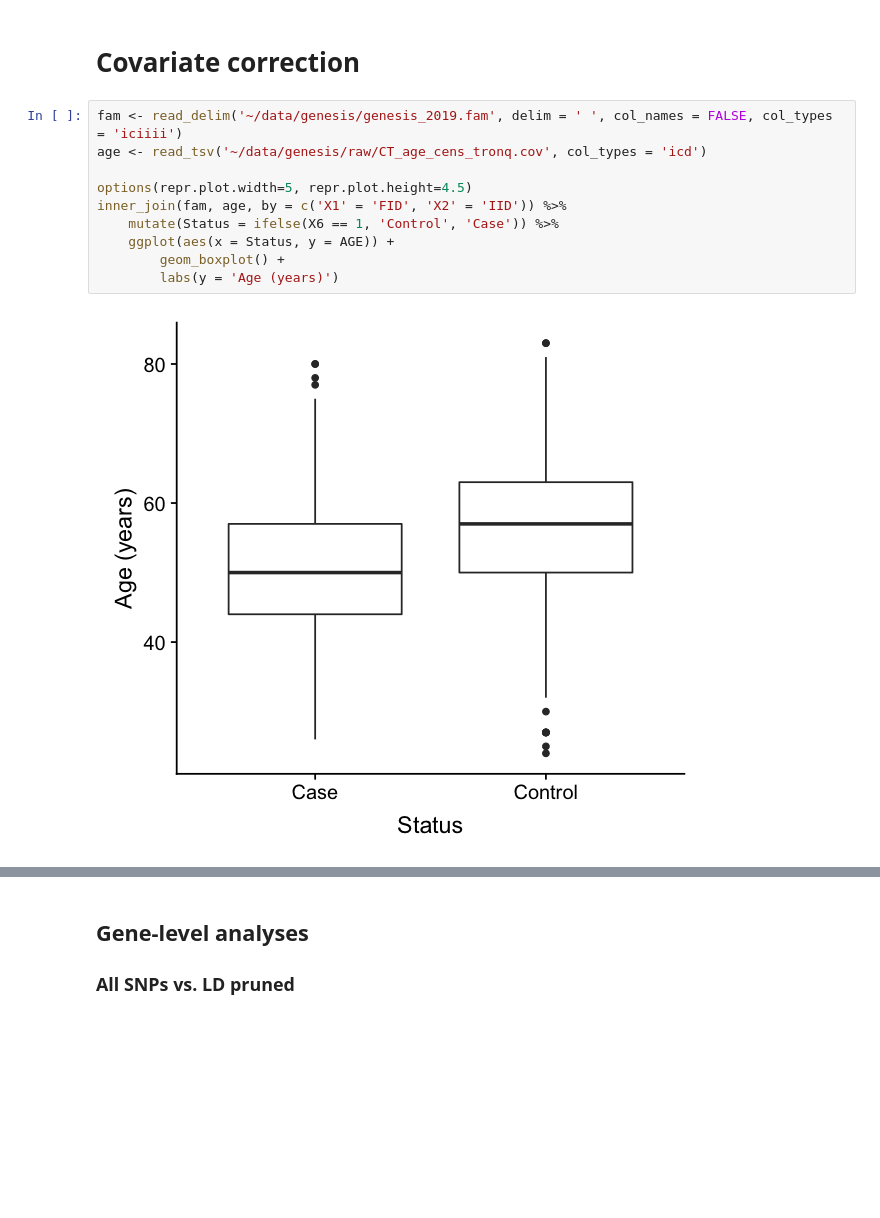
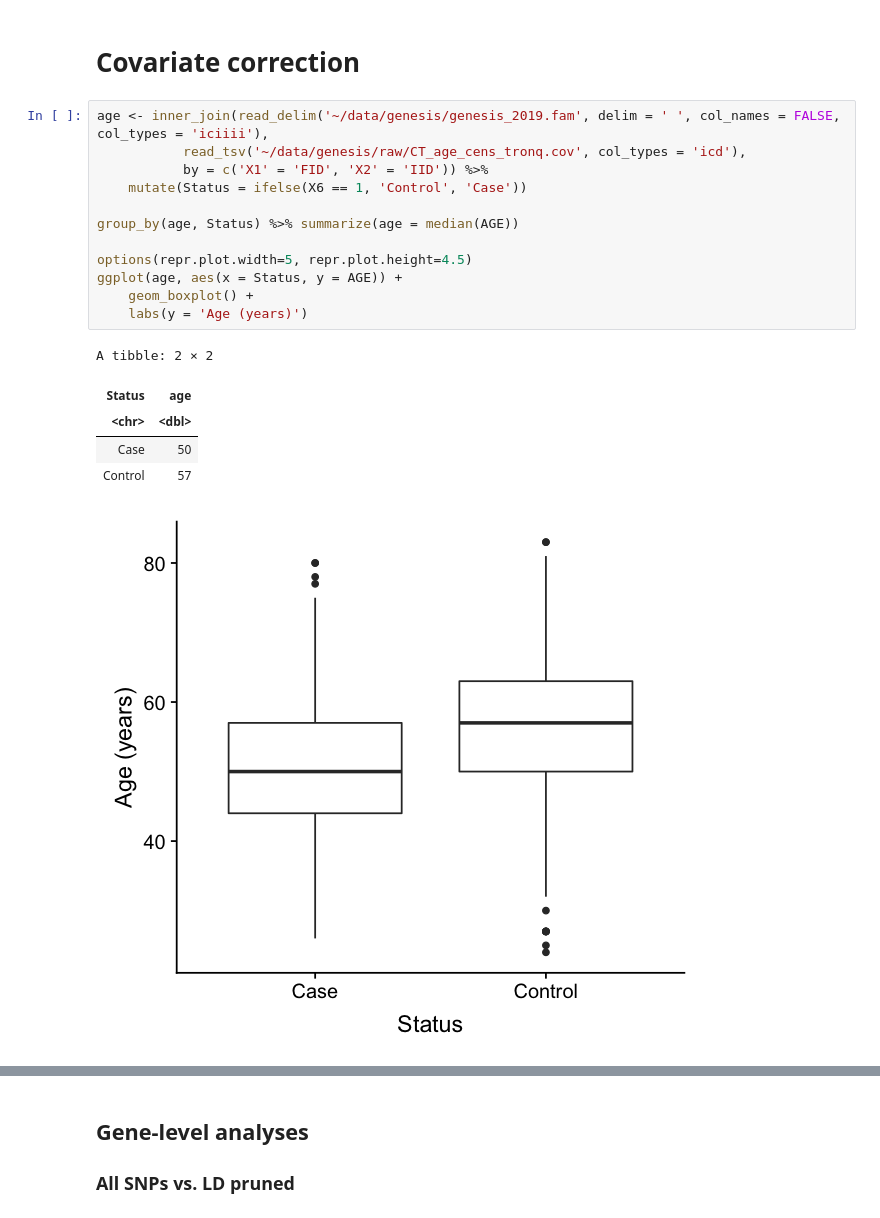
Before and after one commit to hclimente/genewa, a Jupyter notebook: results/conventional_gwas/gwas.ipynb, the cells around one changed output, grey strips where cells are left out. Drawn from its saved outputs; the diff is of its cells as text; blank space fills up the shorter version.

```diff
--- a/results/conventional_gwas/gwas.ipynb
+++ b/results/conventional_gwas/gwas.ipynb
@@ -27,14 +27,21 @@ The following object is masked from ‘package:ggplot2’:
 # %% [markdown]
 # Covariate correction
 # %%
-fam <- read_delim('~/data/genesis/genesis_2019.fam', delim = ' ', col_names = FALSE, col_types = 'iciiii')
-age <- read_tsv('~/data/genesis/raw/CT_age_cens_tronq.cov', col_types = 'icd')
+age <- inner_join(read_delim('~/data/genesis/genesis_2019.fam', delim = ' ', col_names = FALSE, col_types = 'iciiii'),
+           read_tsv('~/data/genesis/raw/CT_age_cens_tronq.cov', col_types = 'icd'),
+           by = c('X1' = 'FID', 'X2' = 'IID')) %>%
+    mutate(Status = ifelse(X6 == 1, 'Control', 'Case'))
+
+group_by(age, Status) %>% summarize(age = median(AGE))
 
 options(repr.plot.width=5, repr.plot.height=4.5)
-inner_join(fam, age, by = c('X1' = 'FID', 'X2' = 'IID')) %>%
-    mutate(Status = ifelse(X6 == 1, 'Control', 'Case')) %>%
-    ggplot(aes(x = Status, y = AGE)) +
-        geom_boxplot() +
-        labs(y = 'Age (years)')
+ggplot(age, aes(x = Status, y = AGE)) +
+    geom_boxplot() +
+    labs(y = 'Age (years)')
 # %% [output]
+A tibble: 2 × 2
+| Status | age |
+| <chr> | <dbl> |
+| Case | 50 |
+| Control | 57 |
 [figure]
```
Also changed, not shown: parts of 2 cells of this notebook.
